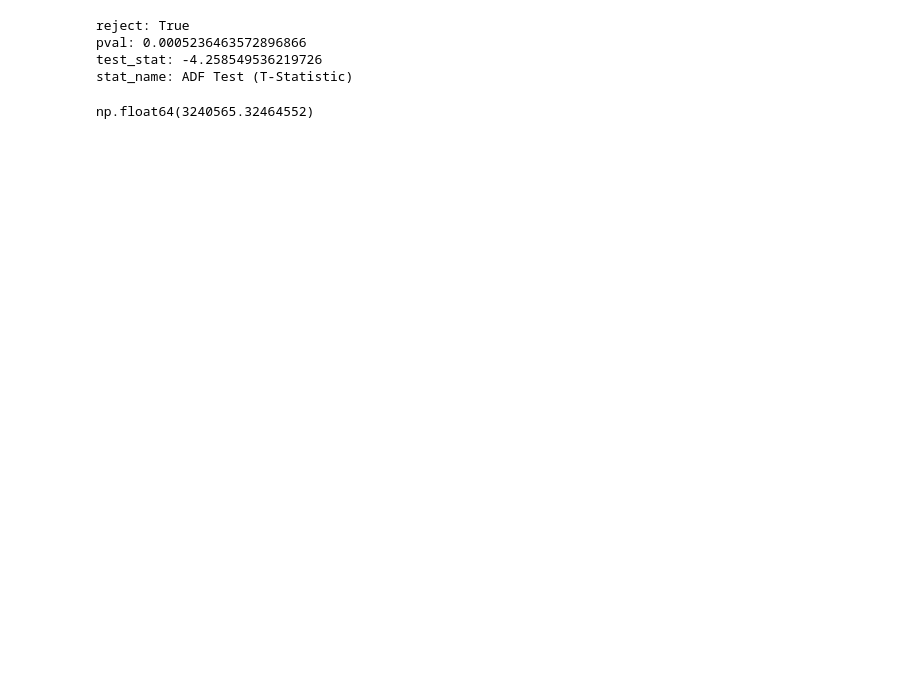
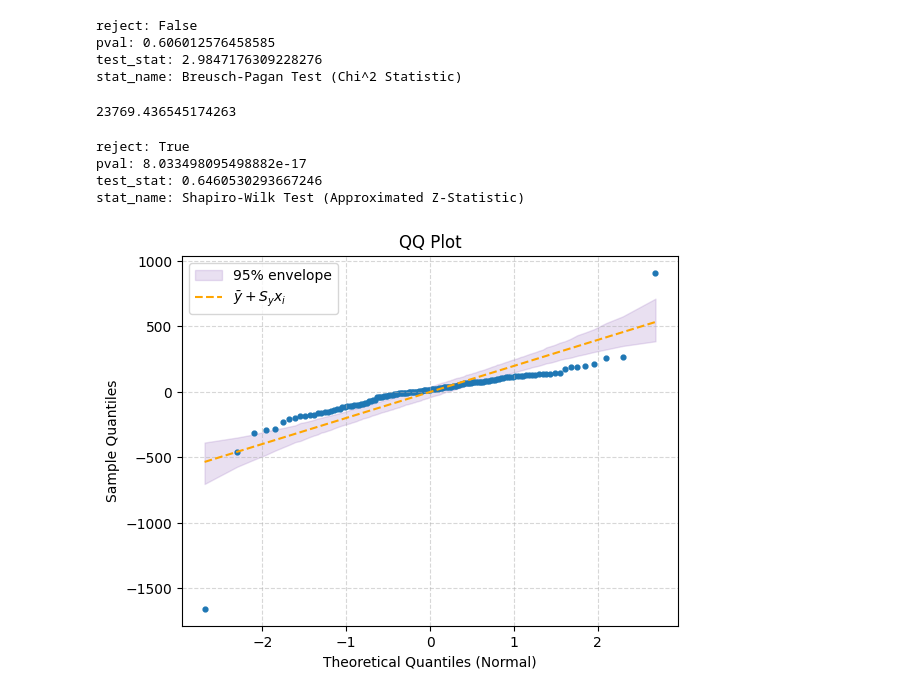
Before and after one commit to GongJr0/Econometrics2025-Project, a Jupyter notebook: main.ipynb, the cells around one changed output. Cells and saved outputs as stored; diff of their text form; code cells hidden in the pictures; blank space fills up the shorter version.

```diff
--- a/main.ipynb
+++ b/main.ipynb
@@ -85,11 +114,20 @@ plt.show()
 # %%
-fit.resid_stationarity
+fit.resid_heteroske
 # %% [output]
-reject: True
-pval: 0.0005236463572896866
-test_stat: -4.258549536219726
-stat_name: ADF Test (T-Statistic)
+reject: False
+pval: 0.606012576458585
+test_stat: 2.9847176309228276
+stat_name: Breusch-Pagan Test (Chi^2 Statistic)
 # %%
-ols.predict(X_test)
+print(ols.predict(X_test))
+fit.resid_normality
 # %% [output]
-np.float64(3240565.32464552)
+23769.436545174263
+reject: True
+pval: 8.033498095498882e-17
+test_stat: 0.6460530293667246
+stat_name: Shapiro-Wilk Test (Approximated Z-Statistic)
+# %%
+fit.qq(line="45")
+# %% [output]
+[figure, added]
```
Also changed, not shown: parts of 8 cells of this notebook, 10 other files.
